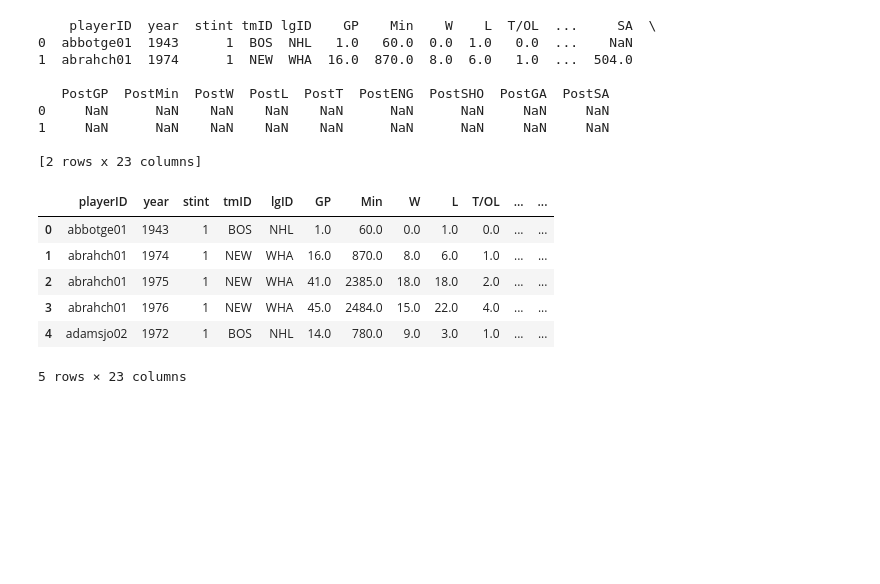
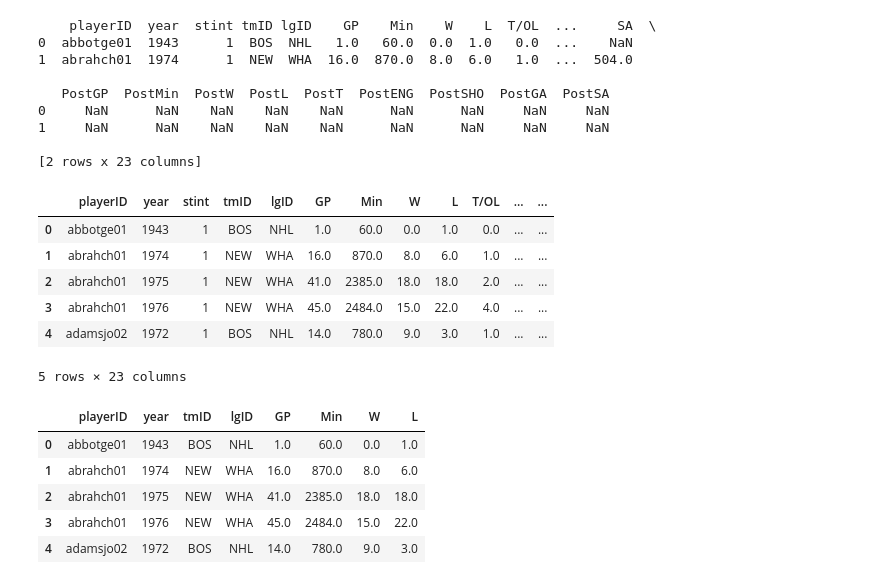
Before and after one commit to samwallach7/Project_3_NHL, a Jupyter notebook: Project_3/data_cleaning.ipynb, the cells around one changed output. Cells and saved outputs as stored; diff of their text form; code cells hidden in the pictures; blank space fills up the shorter version.

```diff
--- a/Project_3/data_cleaning.ipynb
+++ b/Project_3/data_cleaning.ipynb
@@ -287,3 +288,32 @@ goalies_df.head()
 | 3 | abrahch01 | 1976 | 1 | NEW | WHA | 45.0 | 2484.0 | 15.0 | 22.0 | 4.0 | ... | ... |
 | 4 | adamsjo02 | 1972 | 1 | BOS | NHL | 14.0 | 780.0 | 9.0 | 3.0 | 1.0 | ... | ... |
 5 rows × 23 columns
+# %%
+# Drop extraneous rows
+
+to_drop = ['stint',
+           'T/OL',
+           'ENG',
+           'SHO',
+           'GA',
+           'SA',
+           'PostGP',
+           'PostMin',
+           'PostW',
+           'PostL',
+           'PostT',
+           'PostENG',
+           'PostSHO',
+           'PostGA',
+           'PostSA']
+
+goalies_df.drop(to_drop, inplace=True, axis=1)
+
+goalies_df.head()
+# %% [output]
+|  | playerID | year | tmID | lgID | GP | Min | W | L |
+| 0 | abbotge01 | 1943 | BOS | NHL | 1.0 | 60.0 | 0.0 | 1.0 |
+| 1 | abrahch01 | 1974 | NEW | WHA | 16.0 | 870.0 | 8.0 | 6.0 |
+| 2 | abrahch01 | 1975 | NEW | WHA | 41.0 | 2385.0 | 18.0 | 18.0 |
+| 3 | abrahch01 | 1976 | NEW | WHA | 45.0 | 2484.0 | 15.0 | 22.0 |
+| 4 | adamsjo02 | 1972 | BOS | NHL | 14.0 | 780.0 | 9.0 | 3.0 |
```
Also changed, not shown: parts of 2 cells of this notebook.
